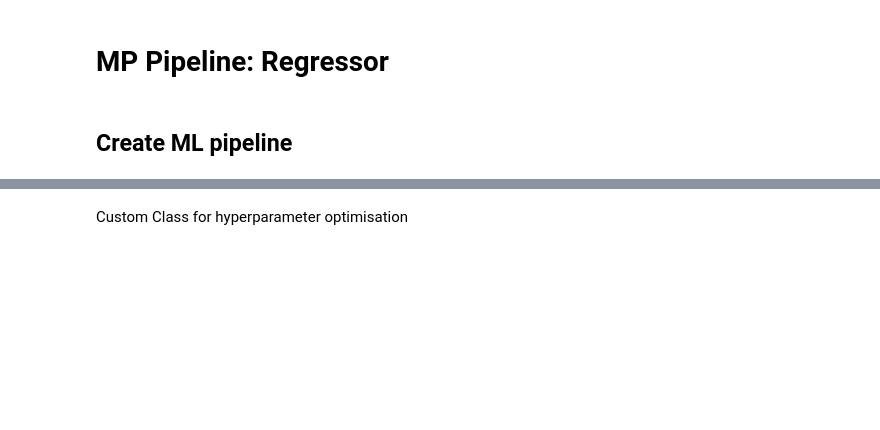
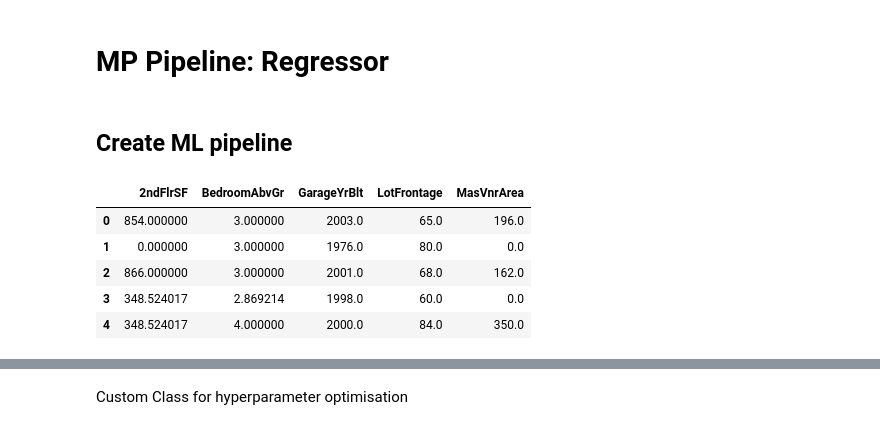
Before and after one commit to iweinacker/Project5_PredictiveAnalytics, a Jupyter notebook: jupyter_notebooks/06 - Modeling and Evaluation - Predict SalePrice-Copy1.ipynb, the cells around one changed output, grey strips where cells are left out. Drawn from its saved outputs; the diff is of its cells as text; code cells hidden in the pictures; blank space fills up the shorter version.

```diff
--- a/jupyter_notebooks/06 - Modeling and Evaluation - Predict SalePrice-Copy1.ipynb
+++ b/jupyter_notebooks/06 - Modeling and Evaluation - Predict SalePrice-Copy1.ipynb
@@ -125,0 +122,11 @@ df.isnull().sum()
+# %%
+cols = ['2ndFlrSF', 'BedroomAbvGr', 'GarageYrBlt', 'LotFrontage', 'MasVnrArea']
+df[cols] = df[cols].fillna(df[cols].mean())
+df[cols].head()
+# %% [output]
+|  | 2ndFlrSF | BedroomAbvGr | GarageYrBlt | LotFrontage | MasVnrArea |
+| 0 | 854.000000 | 3.000000 | 2003.0 | 65.0 | 196.0 |
+| 1 | 0.000000 | 3.000000 | 1976.0 | 80.0 | 0.0 |
+| 2 | 866.000000 | 3.000000 | 2001.0 | 68.0 | 162.0 |
+| 3 | 348.524017 | 2.869214 | 1998.0 | 60.0 | 0.0 |
+| 4 | 348.524017 | 4.000000 | 2000.0 | 84.0 | 350.0 |
```
Also changed, not shown: parts of 7 cells of this notebook, 9 other files.
